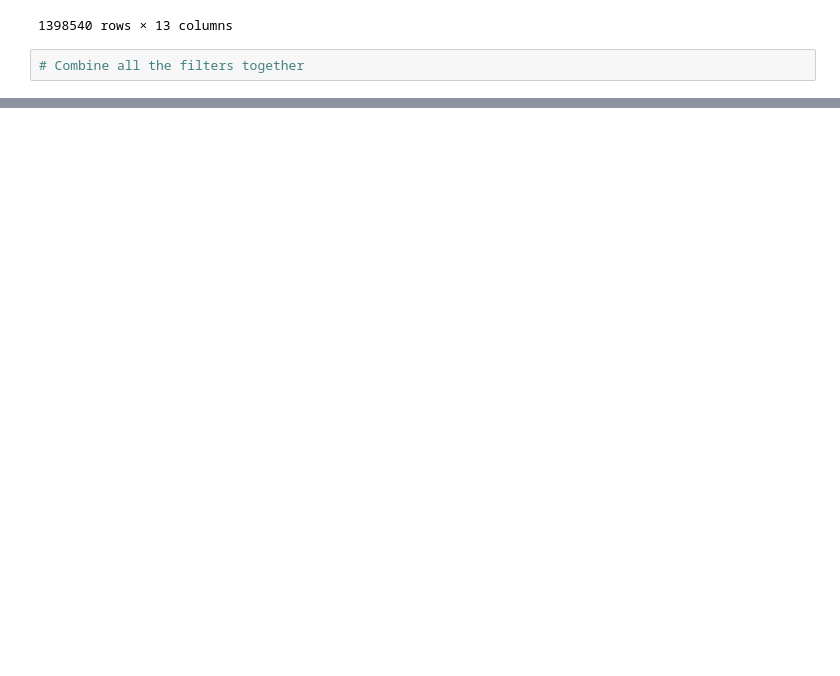
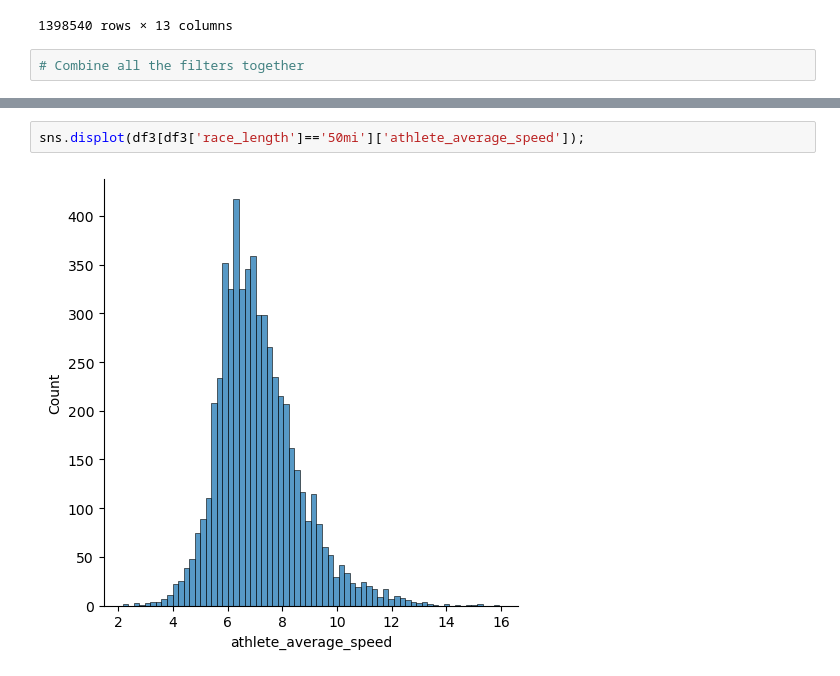
Before and after one commit to GiwonLee1999/Marathon-Analysis, a Jupyter notebook: EDA/Marathon.ipynb, the cells around one changed output, grey strips where cells are left out. Saved outputs shown, nothing was run; the diff lists cells and outputs as text; blank space fills up the shorter version.

```diff
--- a/EDA/Marathon.ipynb
+++ b/EDA/Marathon.ipynb
@@ -132,0 +396,4 @@ array = da.zeros((7461195, 1398540), dtype=np.float32, chunks=(1000, 1000))
+# %%
+sns.displot(df3[df3['race_length']=='50mi']['athlete_average_speed']);
+# %% [output]
+[figure, added]
```
Also changed, not shown: parts of 58 cells of this notebook.
